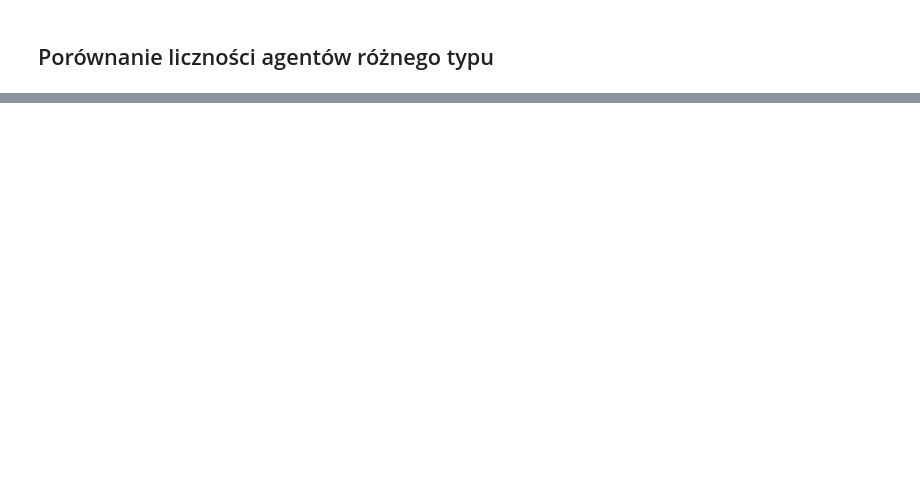
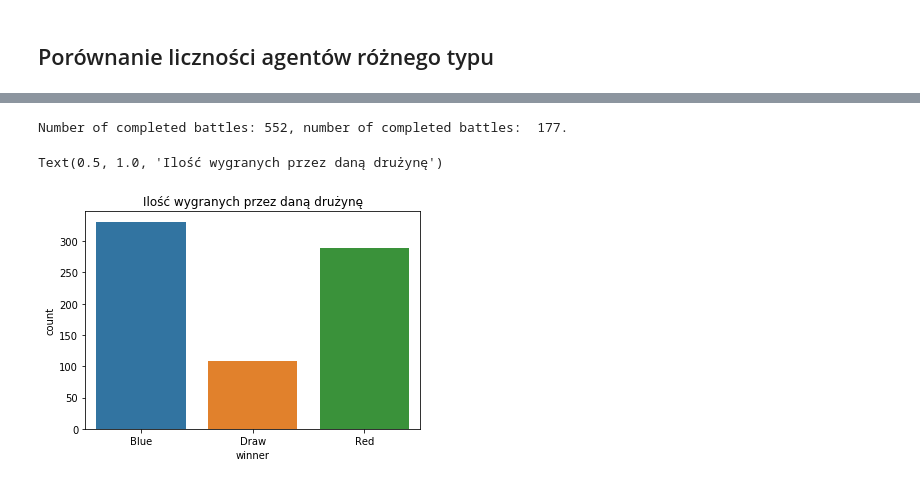
Before and after one commit to INFJakZda/Battlefield-Evaluation, a Jupyter notebook: evaluate_results.ipynb, the cells around one changed output, grey strips where cells are left out. Drawn from its saved outputs; the diff is of its cells as text; code cells hidden in the pictures; blank space fills up the shorter version.

Commit message:
Add summary and some plots

```diff
--- a/evaluate_results.ipynb
+++ b/evaluate_results.ipynb
@@ -62,3 +75,14 @@ data
 | 477139 | 405.0 | 729 | 0.0 | 0.0 | 1.0 | 1.0 | ... |
 | 477140 | 406.0 | 729 | 0.0 | 0.0 | 0.0 | 1.0 | ... |
 477141 rows × 8 columns
+# %%
+def get_specific_states(data, first=True): #if not first is last state
+    if first:
+        ticks = data.groupby("run")['tick'].min().values
+    else:
+        ticks = data.groupby("run")['tick'].max().values
+    states = list()
+    for i, tick in enumerate(ticks):
+        row = data.loc[(data['run'] == i + 1) & (data['tick'] == tick)]
+        states.append(row.values[0])
+    return pd.DataFrame(data=states, columns=data.columns)
@@ -64,0 +141,4 @@ data
+# %%
+last_states = get_specific_states(data, False)
+first_states = get_specific_states(data, True)
+battle_summaries = get_battle_summaries(first_states, last_states)
@@ -64,0 +154,10 @@ data
+# %%
+number_completed_battles = sum(last_states['tick'] < 1000)
+number_incompleted_battles = len(last_states) - sum(last_states['tick'] < 1000)
+print(f"Number of completed battles: {number_completed_battles}, number of completed battles:  {number_incompleted_battles}.")
+
+sns.countplot(x="winner", data=battle_summaries).set_title("Ilość wygranych przez daną drużynę")
+# %% [output]
+Number of completed battles: 552, number of completed battles:  177.
+Text(0.5, 1.0, 'Ilość wygranych przez daną drużynę')
+[figure, added]
```
Also changed, not shown: parts of 7 cells of this notebook.
